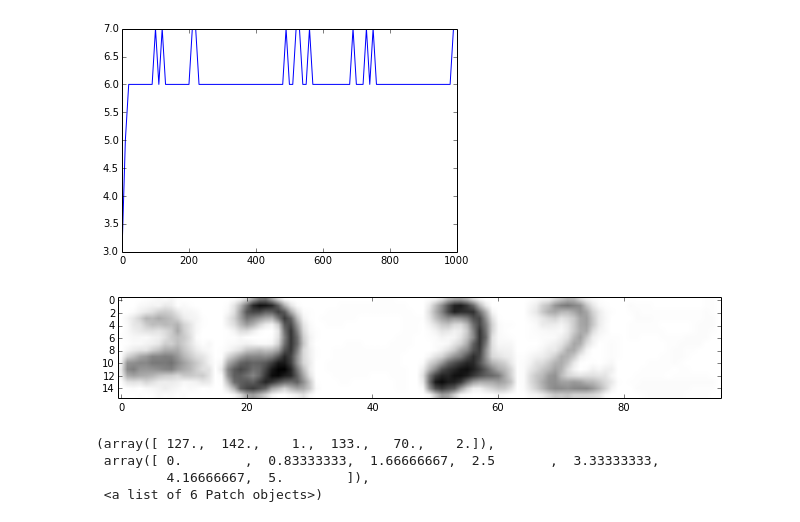
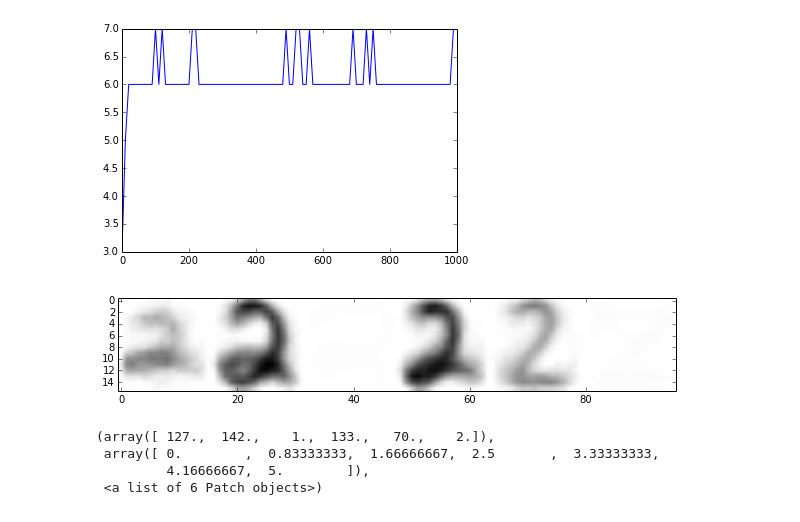
Before and after one commit to stephentu/mcmc-sandbox, a Jupyter notebook: gibbs/np-gibbs-beta-bernoulli.ipynb, the cells around one changed output. Saved outputs shown, nothing was run; the diff lists cells and outputs as text; code cells hidden in the pictures.

```diff
--- a/gibbs/np-gibbs-beta-bernoulli.ipynb
+++ b/gibbs/np-gibbs-beta-bernoulli.ipynb
@@ -468,12 +470,10 @@ def posterior_thetas(C, Y, beta, gamma):
 pts = posterior_thetas(usps_chain[-1], usps_Y, usps_beta, usps_gamma)
 # %%
 img = np.hstack([p.reshape((16,16)) for p in pts])
-old_figsize = plt.rcParams['figure.figsize']
-plt.rcParams['figure.figsize'] = (10.8, 8.0)
-plt.imshow(img, cmap=plt.cm.binary)
-plt.rcParams['figure.figsize'] = old_figsize
+with nbutil.figsize(10.0, 8.0) as _:
+    plt.imshow(img, cmap=plt.cm.binary)
 # %% [output]
-[figure, old version]
+[figure, new version]
 # %%
 plt.hist(usps_chain[-1], bins=usps_chain[-1].max()+1)
 # %% [output]
```
Also changed, not shown: parts of 5 cells of this notebook, 1 other file.
